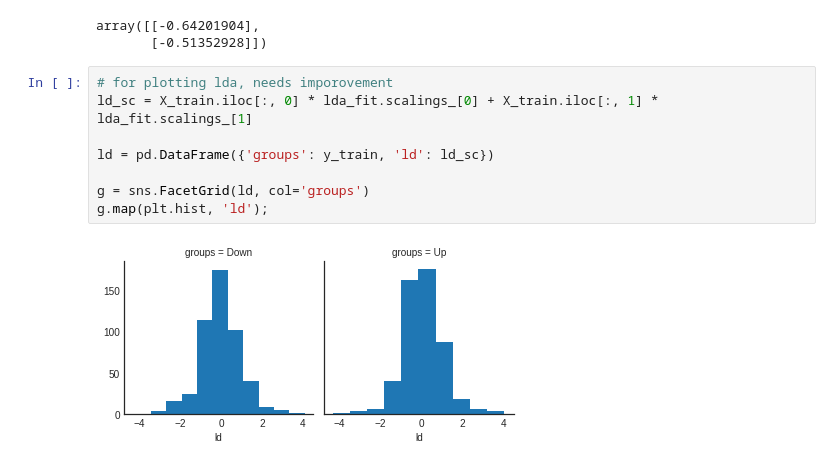
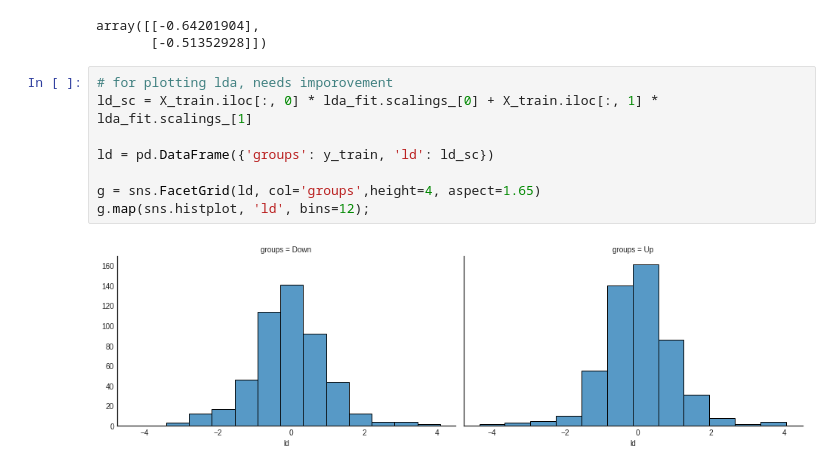
Before and after one commit to mjalalimanesh/Statistical-Learning-ISLR-Python, a Jupyter notebook: lab4.ipynb, the cells around one changed output. Drawn from its saved outputs; the diff is of its cells as text.

```diff
--- a/lab4.ipynb
+++ b/lab4.ipynb
@@ -318,10 +318,10 @@ array([[-0.64201904],
 # %%
 # for plotting lda, needs imporovement
 ld_sc = X_train.iloc[:, 0] * lda_fit.scalings_[0] + X_train.iloc[:, 1] * lda_fit.scalings_[1]
 
 ld = pd.DataFrame({'groups': y_train, 'ld': ld_sc})
 
-g = sns.FacetGrid(ld, col='groups')
-g.map(plt.hist, 'ld');
+g = sns.FacetGrid(ld, col='groups',height=4, aspect=1.65)
+g.map(sns.histplot, 'ld', bins=12);
 # %% [output]
-[figure, old version]
+[figure, new version]
```
